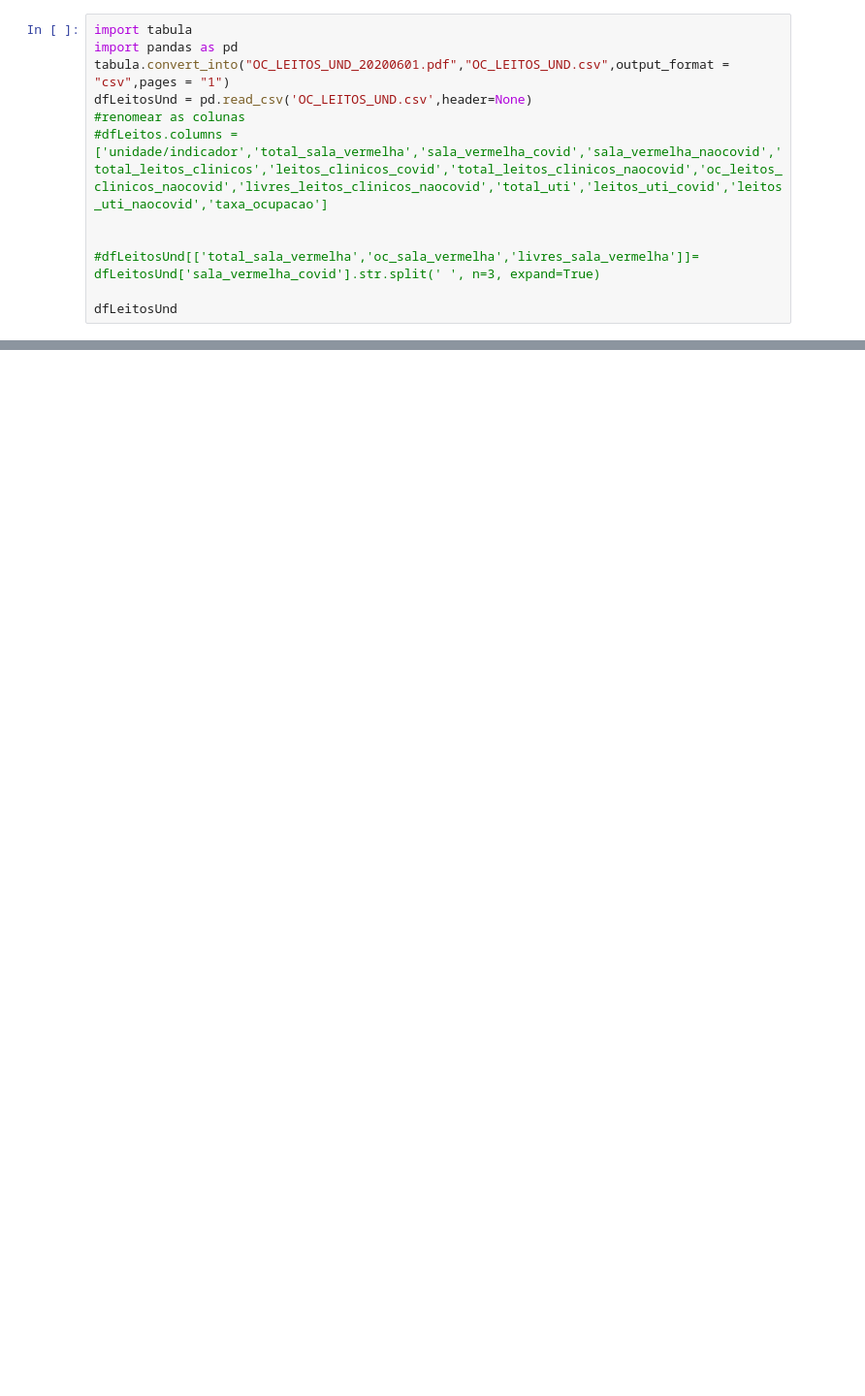
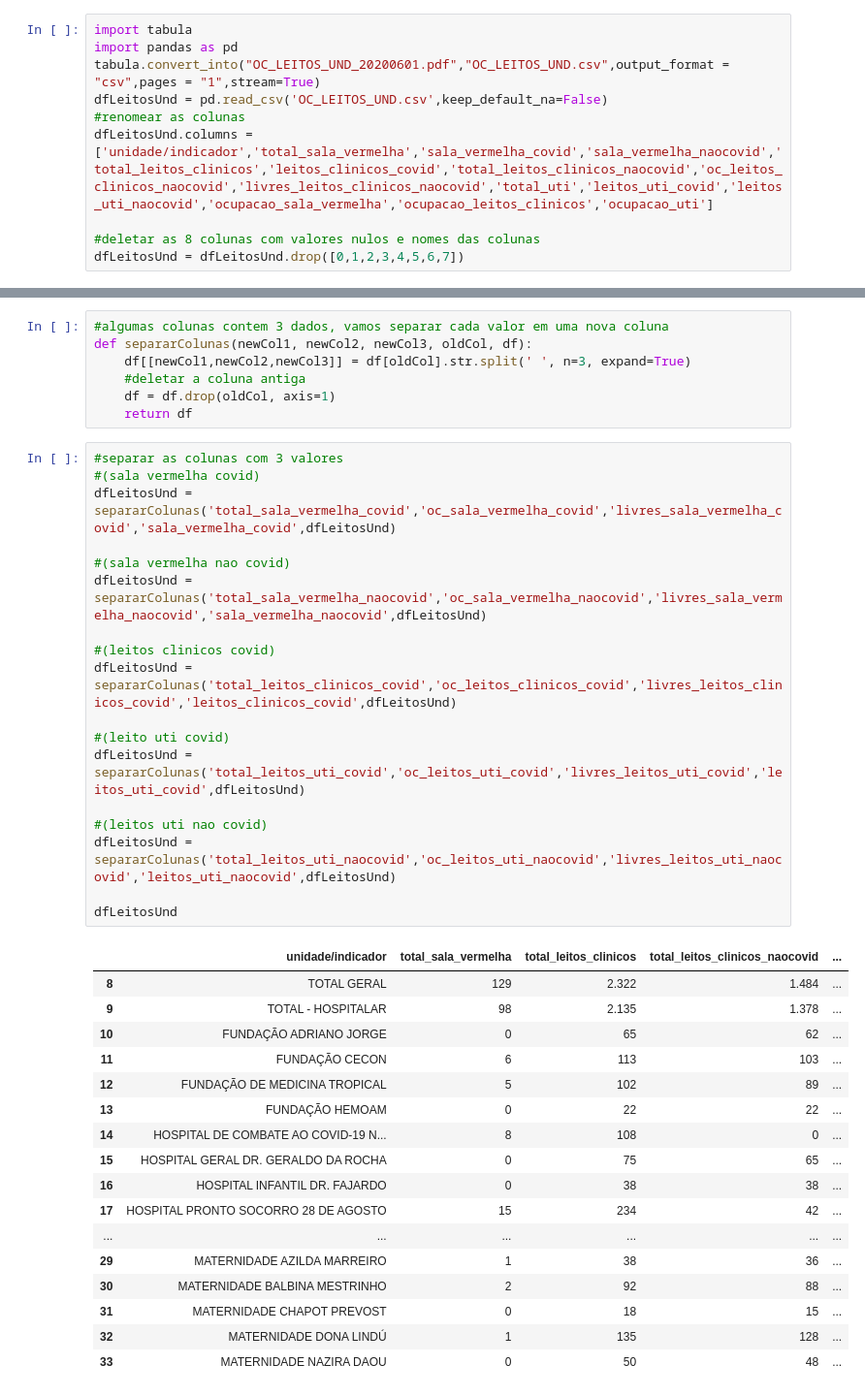
Before and after one commit to covidsuper/extratorsusam, a Jupyter notebook: Notebook - OC_LEITOS_UND.ipynb, the cells around one changed output, grey strips where cells are left out. Shown at 97% size. Cells and saved outputs as stored; diff of their text form; blank space fills up the shorter version.

```diff
--- a/Notebook - OC_LEITOS_UND.ipynb
+++ b/Notebook - OC_LEITOS_UND.ipynb
@@ -1,12 +1,10 @@
 # %%
 import tabula
 import pandas as pd
-tabula.convert_into("OC_LEITOS_UND_20200601.pdf","OC_LEITOS_UND.csv",output_format = "csv",pages = "1")
-dfLeitosUnd = pd.read_csv('OC_LEITOS_UND.csv',header=None)
+tabula.convert_into("OC_LEITOS_UND_20200601.pdf","OC_LEITOS_UND.csv",output_format = "csv",pages = "1",stream=True)
+dfLeitosUnd = pd.read_csv('OC_LEITOS_UND.csv',keep_default_na=False)
 #renomear as colunas
-#dfLeitos.columns = ['unidade/indicador','total_sala_vermelha','sala_vermelha_covid','sala_vermelha_naocovid','total_leitos_clinicos','leitos_clinicos_covid','total_leitos_clinicos_naocovid','oc_leitos_clinicos_naocovid','livres_leitos_clinicos_naocovid','total_uti','leitos_uti_covid','leitos_uti_naocovid','taxa_ocupacao']
+dfLeitosUnd.columns = ['unidade/indicador','total_sala_vermelha','sala_vermelha_covid','sala_vermelha_naocovid','total_leitos_clinicos','leitos_clinicos_covid','total_leitos_clinicos_naocovid','oc_leitos_clinicos_naocovid','livres_leitos_clinicos_naocovid','total_uti','leitos_uti_covid','leitos_uti_naocovid','ocupacao_sala_vermelha','ocupacao_leitos_clinicos','ocupacao_uti']
 
-
-#dfLeitosUnd[['total_sala_vermelha','oc_sala_vermelha','livres_sala_vermelha']]= dfLeitosUnd['sala_vermelha_covid'].str.split(' ', n=3, expand=True)
-
-dfLeitosUnd
+#deletar as 8 colunas com valores nulos e nomes das colunas
+dfLeitosUnd = dfLeitosUnd.drop([0,1,2,3,4,5,6,7])
@@ -30,0 +11,43 @@ dfLeitosUnd
+# %%
+#algumas colunas contem 3 dados, vamos separar cada valor em uma nova coluna
+def separarColunas(newCol1, newCol2, newCol3, oldCol, df):
+    df[[newCol1,newCol2,newCol3]] = df[oldCol].str.split(' ', n=3, expand=True)
+    #deletar a coluna antiga
+    df = df.drop(oldCol, axis=1)
+    return df
+# %%
+#separar as colunas com 3 valores
+#(sala vermelha covid)
+dfLeitosUnd = separarColunas('total_sala_vermelha_covid','oc_sala_vermelha_covid','livres_sala_vermelha_covid','sala_vermelha_covid',dfLeitosUnd)
+
+#(sala vermelha nao covid)
+dfLeitosUnd = separarColunas('total_sala_vermelha_naocovid','oc_sala_vermelha_naocovid','livres_sala_vermelha_naocovid','sala_vermelha_naocovid',dfLeitosUnd)
+
+#(leitos clinicos covid)
+dfLeitosUnd = separarColunas('total_leitos_clinicos_covid','oc_leitos_clinicos_covid','livres_leitos_clinicos_covid','leitos_clinicos_covid',dfLeitosUnd)
+
+#(leito uti covid)
+dfLeitosUnd = separarColunas('total_leitos_uti_covid','oc_leitos_uti_covid','livres_leitos_uti_covid','leitos_uti_covid',dfLeitosUnd)
+
+#(leitos uti nao covid)
+dfLeitosUnd = separarColunas('total_leitos_uti_naocovid','oc_leitos_uti_naocovid','livres_leitos_uti_naocovid','leitos_uti_naocovid',dfLeitosUnd)
+
+dfLeitosUnd
+# %% [output]
+|  | unidade/indicador | total_sala_vermelha | total_leitos_clinicos | total_leitos_clinicos_naocovid | ... |
+| 8 | TOTAL GERAL | 129 | 2.322 | 1.484 | ... |
+| 9 | TOTAL - HOSPITALAR | 98 | 2.135 | 1.378 | ... |
+| 10 | FUNDAÇÃO ADRIANO JORGE | 0 | 65 | 62 | ... |
+| 11 | FUNDAÇÃO CECON | 6 | 113 | 103 | ... |
+| 12 | FUNDAÇÃO DE MEDICINA TROPICAL | 5 | 102 | 89 | ... |
+| 13 | FUNDAÇÃO HEMOAM | 0 | 22 | 22 | ... |
+| 14 | HOSPITAL DE COMBATE AO COVID-19 N... | 8 | 108 | 0 | ... |
+| 15 | HOSPITAL GERAL DR. GERALDO DA ROCHA | 0 | 75 | 65 | ... |
+| 16 | HOSPITAL INFANTIL DR. FAJARDO | 0 | 38 | 38 | ... |
+| 17 | HOSPITAL PRONTO SOCORRO 28 DE AGOSTO | 15 | 234 | 42 | ... |
+| ... | ... | ... | ... | ... | ... |
+| 29 | MATERNIDADE AZILDA MARREIRO | 1 | 38 | 36 | ... |
+| 30 | MATERNIDADE BALBINA MESTRINHO | 2 | 92 | 88 | ... |
+| 31 | MATERNIDADE CHAPOT PREVOST | 0 | 18 | 15 | ... |
+| 32 | MATERNIDADE DONA LINDÚ | 1 | 135 | 128 | ... |
+| 33 | MATERNIDADE NAZIRA DAOU | 0 | 50 | 48 | ... |
```
Also changed, not shown: parts of 3 cells of this notebook.
